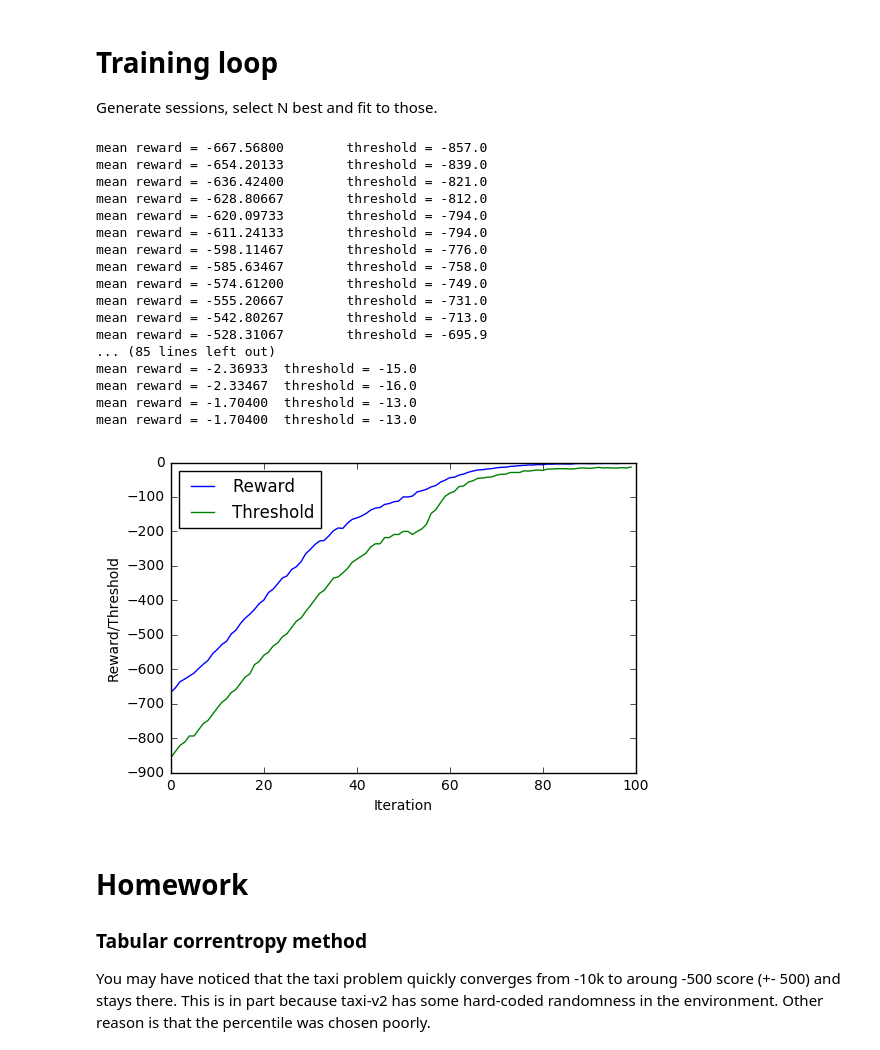
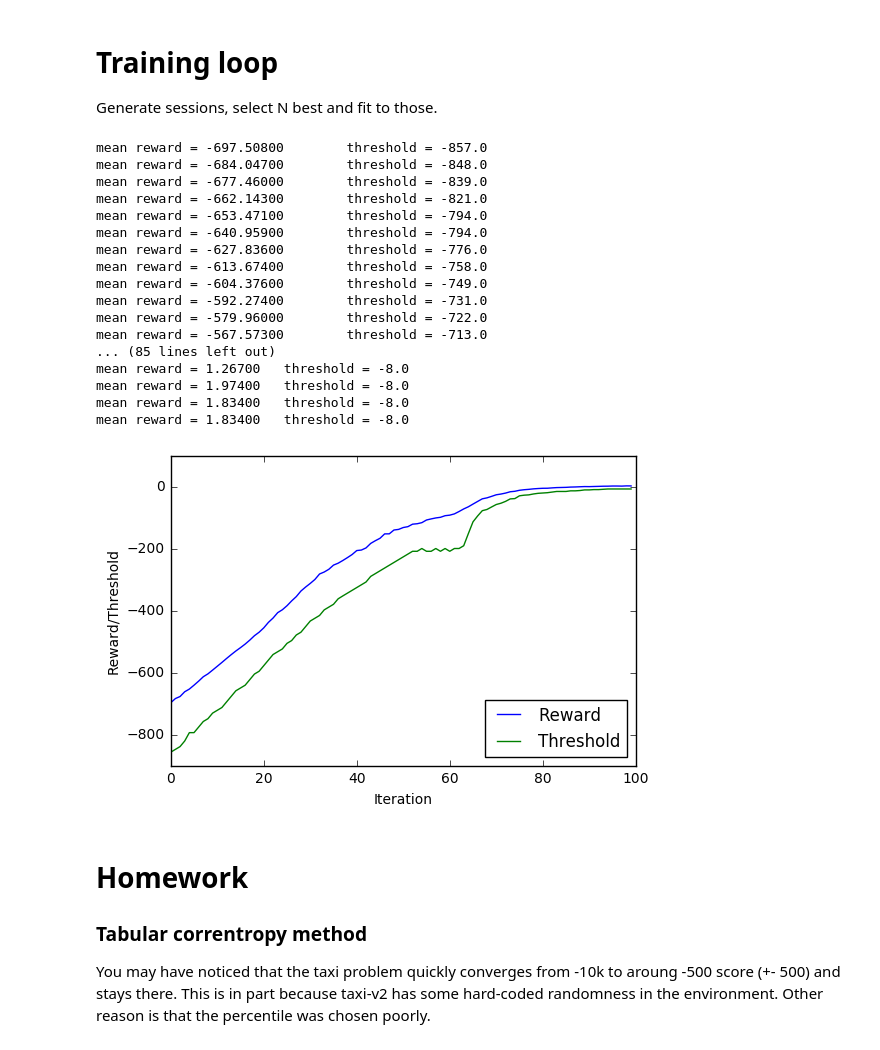
Before and after one commit to tomldh/mlcv1617, a Jupyter notebook: exercise12/crossentropy_method.ipynb, the cells around one changed output. Drawn from its saved outputs; the diff is of its cells as text; code cells hidden in the pictures.

```diff
--- a/exercise12/crossentropy_method.ipynb
+++ b/exercise12/crossentropy_method.ipynb
@@ -95,8 +95,8 @@ import warnings
 warnings.filterwarnings('ignore')
 import matplotlib.pyplot as plt
 
-n_samples = 750  #sample this many samples
-percentile = 15  #take this percent of session with highest rewards
+n_samples = 1000  #sample this many samples
+percentile = 10  #take this percent of session with highest rewards
 smoothing = 0.1  #add this thing to all counts for stability
 
 rewards = []
@@ -120,51 +120,51 @@ for i in range(100):
 
     elite_states, elite_actions = map(np.concatenate,[elite_states,elite_actions])
     #hint on task above: use np.percentile and numpy-style indexing
 
     #count actions from elite states
     elite_counts = np.zeros_like(policy)+smoothing
 
     for i in range(len(elite_states)):
         elite_counts[elite_states[i], elite_actions[i]] += 1
 
     policy = elite_counts / np.linalg.norm(elite_counts, ord=1, axis=1, keepdims=True)
     assert np.allclose(np.sum(policy,axis=1), 1)
 
     rewards.append(np.mean(batch_rewards))
     thresholds.append(threshold)
 
     print("mean reward = %.5f\tthreshold = %.1f"%(np.mean(batch_rewards),threshold))
 
 print("mean reward = %.5f\tthreshold = %.1f"%(rewards[len(rewards)-1],thresholds[len(rewards)-1]))
 
 
 
 plt.plot(range(0, len(rewards)), rewards)
 plt.plot(range(0, len(thresholds)), thresholds)
 plt.xlabel('Iteration')
 plt.ylabel('Reward/Threshold')
 
-plt.legend(['Reward', 'Threshold'], loc='upper left')
+plt.legend(['Reward', 'Threshold'], loc='lower right')
 plt.show()
 # %% [output]
-mean reward = -667.56800        threshold = -857.0
-mean reward = -654.20133        threshold = -839.0
-mean reward = -636.42400        threshold = -821.0
-mean reward = -628.80667        threshold = -812.0
-mean reward = -620.09733        threshold = -794.0
-mean reward = -611.24133        threshold = -794.0
-mean reward = -598.11467        threshold = -776.0
-mean reward = -585.63467        threshold = -758.0
-mean reward = -574.61200        threshold = -749.0
-mean reward = -555.20667        threshold = -731.0
-mean reward = -542.80267        threshold = -713.0
-mean reward = -528.31067        threshold = -695.9
+mean reward = -697.50800        threshold = -857.0
+mean reward = -684.04700        threshold = -848.0
+mean reward = -677.46000        threshold = -839.0
+mean reward = -662.14300        threshold = -821.0
+mean reward = -653.47100        threshold = -794.0
+mean reward = -640.95900        threshold = -794.0
+mean reward = -627.83600        threshold = -776.0
+mean reward = -613.67400        threshold = -758.0
+mean reward = -604.37600        threshold = -749.0
+mean reward = -592.27400        threshold = -731.0
+mean reward = -579.96000        threshold = -722.0
+mean reward = -567.57300        threshold = -713.0
 ... (85 lines left out)
-mean reward = -2.36933  threshold = -15.0
-mean reward = -2.33467  threshold = -16.0
-mean reward = -1.70400  threshold = -13.0
-mean reward = -1.70400  threshold = -13.0
+mean reward = 1.26700   threshold = -8.0
+mean reward = 1.97400   threshold = -8.0
+mean reward = 1.83400   threshold = -8.0
+mean reward = 1.83400   threshold = -8.0
-[figure, old version]
+[figure, new version]
 # %% [markdown]
 # Homework
 
```
Also changed, not shown: parts of 1 cell of this notebook, 2 other files.
